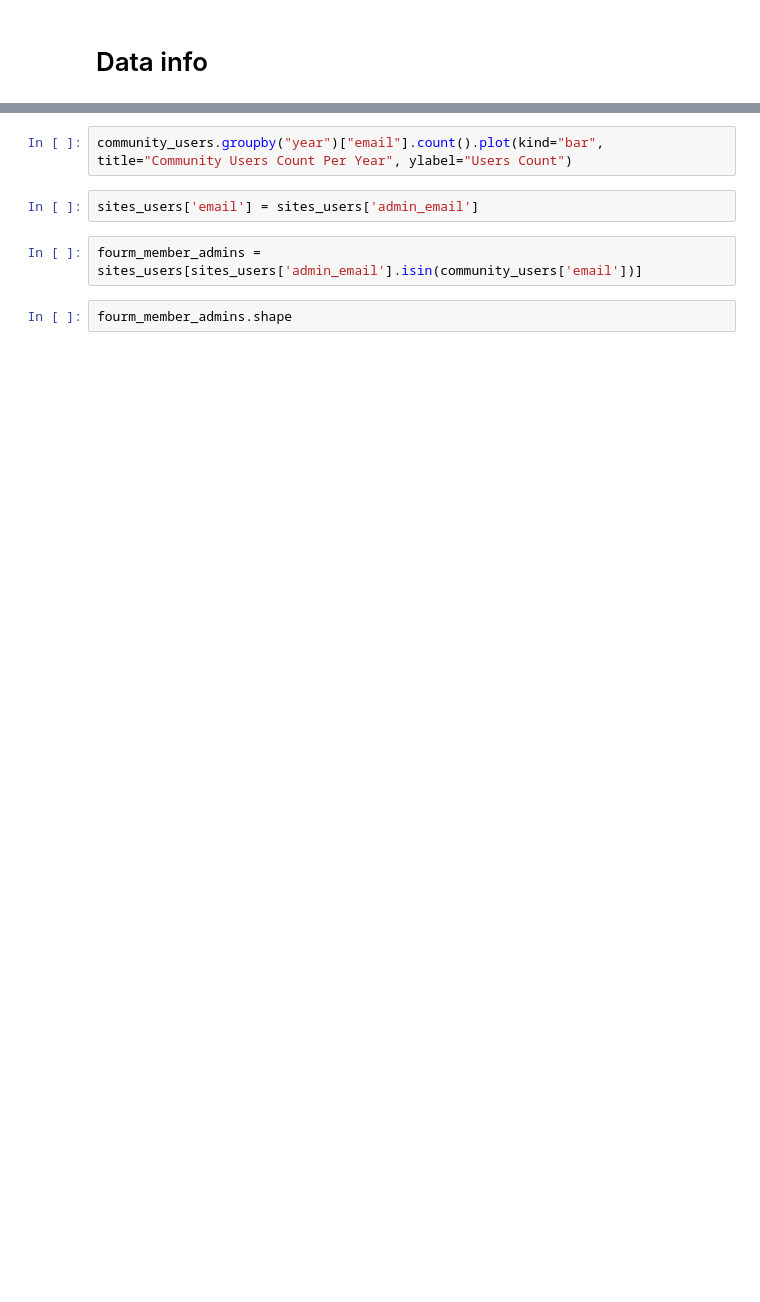
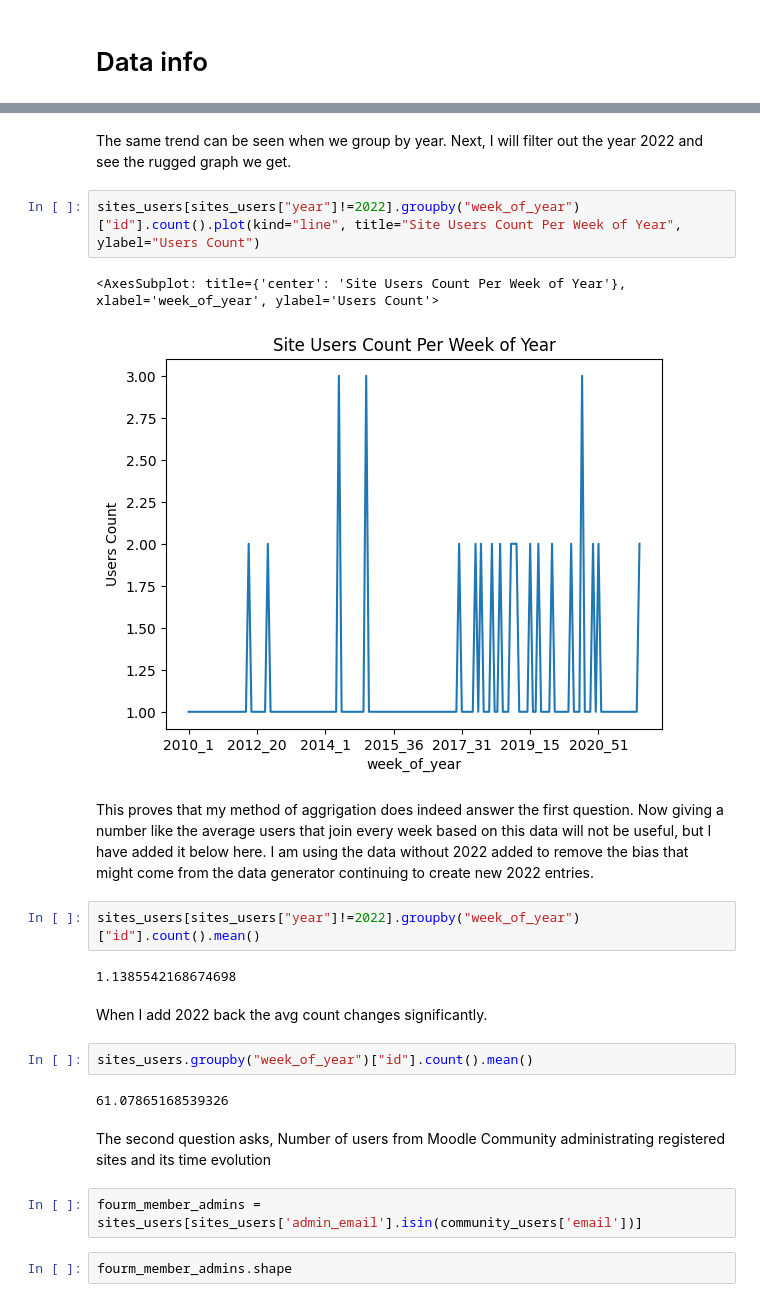
Before and after one commit to Hen0k/moodle_test_challenge, a Jupyter notebook: notebooks/data_analysis.ipynb, the cells around one changed output, grey strips where cells are left out. Saved outputs shown, nothing was run; the diff lists cells and outputs as text; blank space fills up the shorter version.

```diff
--- a/notebooks/data_analysis.ipynb
+++ b/notebooks/data_analysis.ipynb
@@ -35,7 +101,24 @@ sites_users.groupby("year")["admin_email"].count().plot(kind="bar", title="Site
+# %% [markdown]
+The same trend can be seen when we group by year. Next, I will filter out the year 2022 and see the rugged graph we get.
 # %%
-community_users.groupby("year")["email"].count().plot(kind="bar", title="Community Users Count Per Year", ylabel="Users Count")
+sites_users[sites_users["year"]!=2022].groupby("week_of_year")["id"].count().plot(kind="line", title="Site Users Count Per Week of Year", ylabel="Users Count")
+# %% [output]
+<AxesSubplot: title={'center': 'Site Users Count Per Week of Year'}, xlabel='week_of_year', ylabel='Users Count'>
+[figure, added]
-# %%
-sites_users['email'] = sites_users['admin_email']
+# %% [markdown]
+This proves that my method of aggrigation does indeed answer the first question. Now giving a number like the average users that join every week based on this data will not be useful, but I have added it below here. I am using the data without 2022 added to remove the bias that might come from the data generator continuing to create new 2022 entries.
+# %%
+sites_users[sites_users["year"]!=2022].groupby("week_of_year")["id"].count().mean()
+# %% [output]
+1.1385542168674698
+# %% [markdown]
+When I add 2022 back the avg count changes significantly.
+# %%
+sites_users.groupby("week_of_year")["id"].count().mean()
+# %% [output]
+61.07865168539326
+# %% [markdown]
+The second question asks, Number of users from Moodle Community administrating registered sites and its time evolution
 # %%
 fourm_member_admins = sites_users[sites_users['admin_email'].isin(community_users['email'])]
 # %%
```
Also changed, not shown: parts of 16 cells of this notebook.
